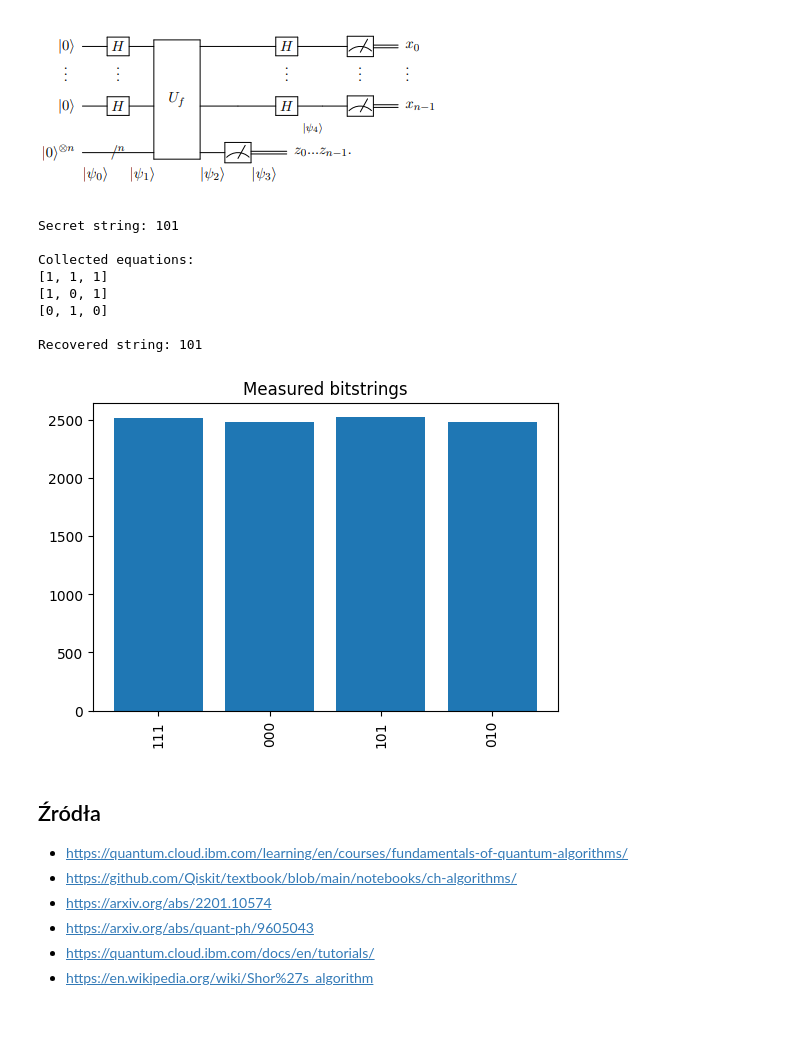
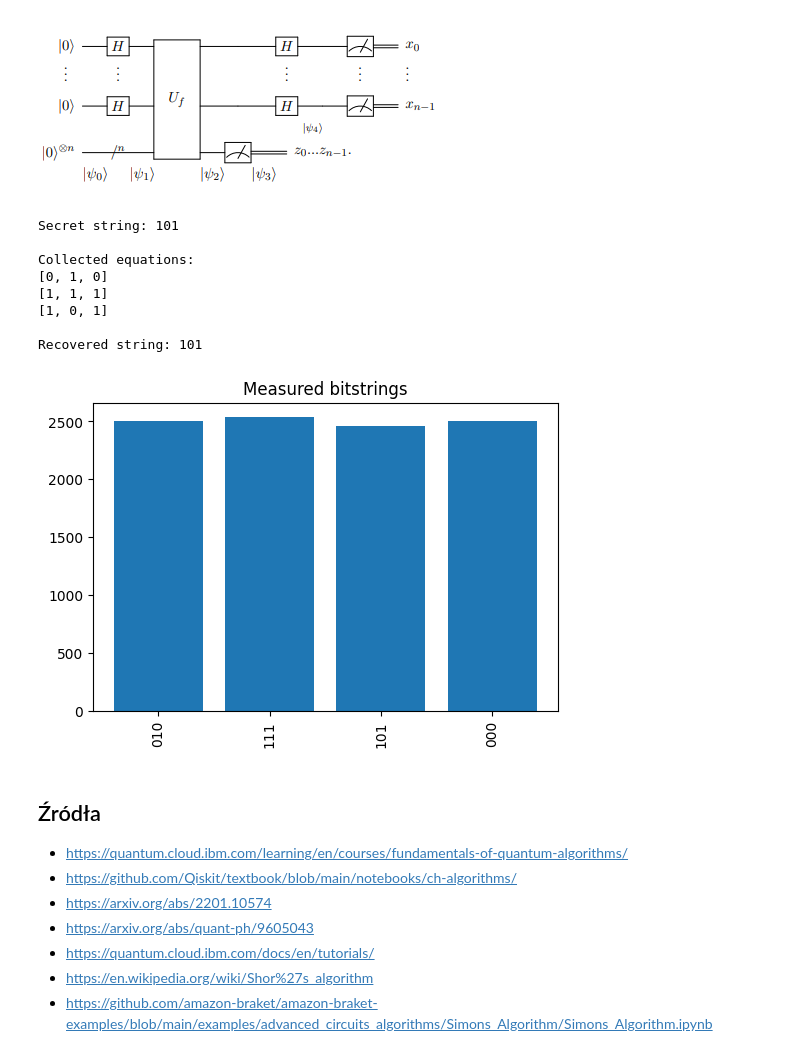
Before and after one commit to kjurczyn/podstawowe-algorytmy-kwantowe-qiskit, a Jupyter notebook: main.ipynb, the cells around one changed output. Drawn from its saved outputs; the diff is of its cells as text; code cells hidden in the pictures; blank space fills up the shorter version.

Commit message:
change simon back to qiskit

```diff
--- a/main.ipynb
+++ b/main.ipynb
@@ -521,13 +519,12 @@ Po zebraniu określonej ilości takich równań ekstraktujemy z tych równań s
 ![image.png](attachment:image.png)
 # %%
 import matplotlib.pyplot as plt
-from braket.circuits import Circuit, circuit
-from braket.devices import LocalSimulator
+from qiskit import QuantumCircuit
+from qiskit_aer import AerSimulator
 from sympy import Matrix
 
 %matplotlib inline
 
-device = LocalSimulator()
 
 def solve_mod2_kernel(measurements):
     """
@@ -544,29 +541,23 @@ def solve_mod2_kernel(measurements):
     s = [int(x) % 2 for x in s]
     return "".join(map(str, s))
 
-@circuit.subroutine(register=True)
-def simons_oracle(secret_s: str):
-    """Quantum circuit implementing a particular oracle for Simon's problem. Details of this implementation are
-    explained in the Simons Algorithm demo notebook.
+def simons_oracle(secret_s: str) -> QuantumCircuit:
 
-    Args:
-        secret_s (str): secret string we wish to find
-
-    """
     flag_bit = secret_s.find("1")
 
     n = len(secret_s)
 
-    circ = Circuit()
+    circ = QuantumCircuit(2 * n)
+
     for i in range(n):
-        circ.cnot(i, i + n)
+        circ.cx(i, i + n)
 
     if flag_bit != -1:
         for index, bit_value in enumerate(secret_s):
             if bit_value not in ["0", "1"]:
                 raise Exception("Incorrect char '" + bit_value + "' in secret string s:" + secret_s)
             if bit_value == "1":
-                circ.cnot(flag_bit, index + n)
+                circ.cx(flag_bit, index + n)
     return circ
 # %%
 
@@ -575,55 +566,55 @@ n = len(s)
 
 print("Secret string:", s)
 
-circ = Circuit()
+circ = QuantumCircuit(2 * n, n)
 
 circ.h(range(n))
 
-circ.simons_oracle(s)
+circ.compose(simons_oracle(s), inplace=True)
 
 circ.h(range(n))
 
-circ.measure(range(n))
+circ.measure(range(n), range(n))
 
-
+simulator = AerSimulator()
 shots = 10000
-task = device.run(circ, shots=shots)
+task = simulator.run(circ, shots=shots)
 result = task.result()
-counts = result.measurement_counts
+counts = result.get_counts()
 
 string_list = []
 for bitstring in counts:
     if bitstring != "0" * n:
         string_list.append([int(c) for c in bitstring])
 
 print("\nCollected equations:")
 for row in string_list:
     print(row)
 
 M = Matrix(string_list)
 M = M.applyfunc(lambda x: x % 2)
 M = M.rref()[0]
 string_list = [list(map(int, row)) for row in M.tolist() if any(row)]
 
 result_s = solve_mod2_kernel(string_list)
 
 print("\nRecovered string:", result_s)
 
 plt.figure(figsize=(6,4))
 plt.bar(counts.keys(), counts.values())
 plt.xticks(rotation=90)
 plt.title("Measured bitstrings")
 plt.show()
 # %% [output]
 Secret string: 101
 
 Collected equations:
+[0, 1, 0]
 [1, 1, 1]
 [1, 0, 1]
-[0, 1, 0]
 
 Recovered string: 101
-[figure, old version]
+[figure, new version]
 # %% [markdown]
 ## Źródła
 - https://quantum.cloud.ibm.com/learning/en/courses/fundamentals-of-quantum-algorithms/
@@ -632,3 +623,4 @@ Recovered string: 101
 - https://arxiv.org/abs/quant-ph/9605043
 - https://quantum.cloud.ibm.com/docs/en/tutorials/
 - https://en.wikipedia.org/wiki/Shor%27s_algorithm
+- https://github.com/amazon-braket/amazon-braket-examples/blob/main/examples/advanced_circuits_algorithms/Simons_Algorithm/Simons_Algorithm.ipynb
```
Also changed, not shown: parts of 7 cells of this notebook.
